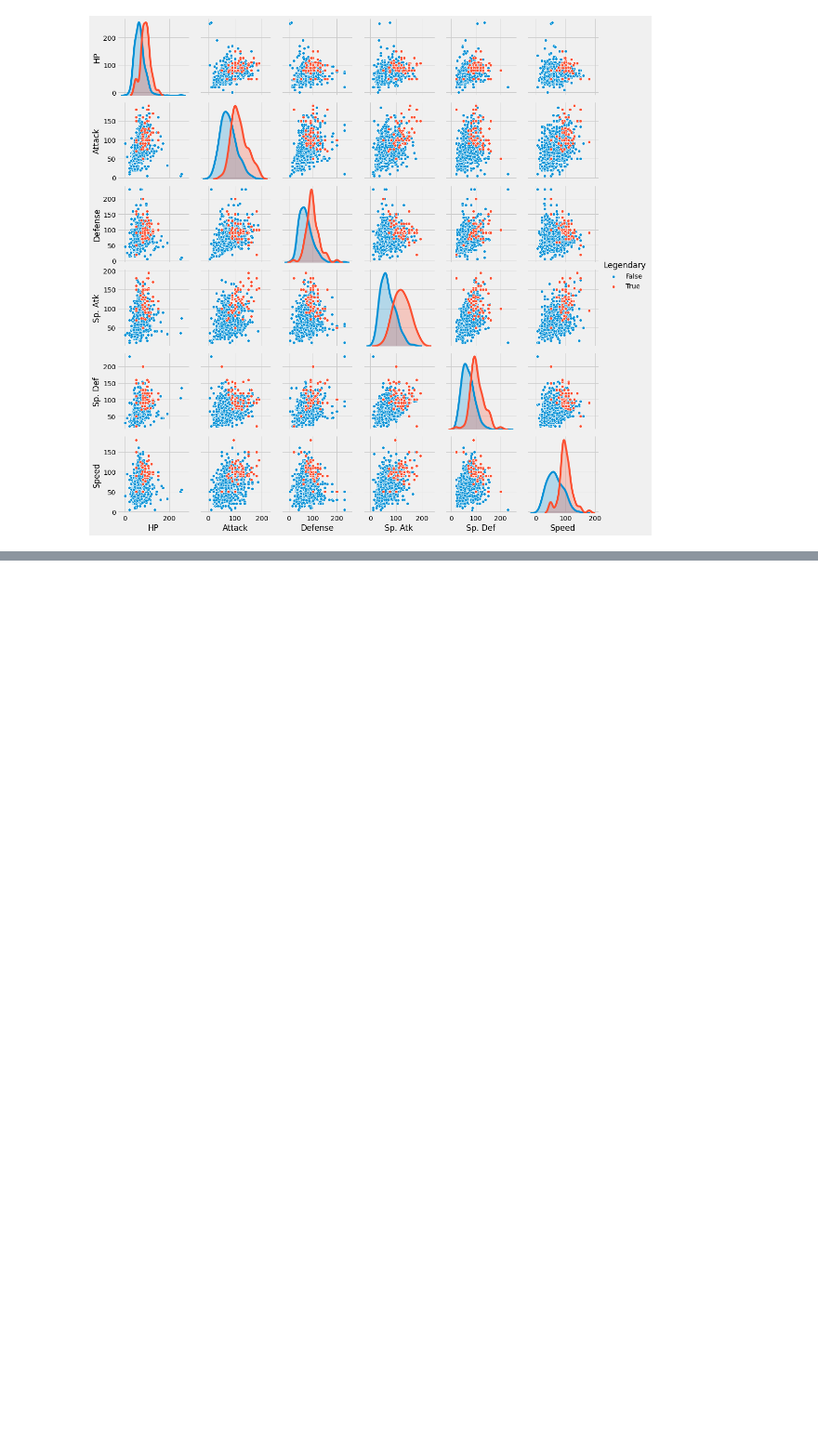
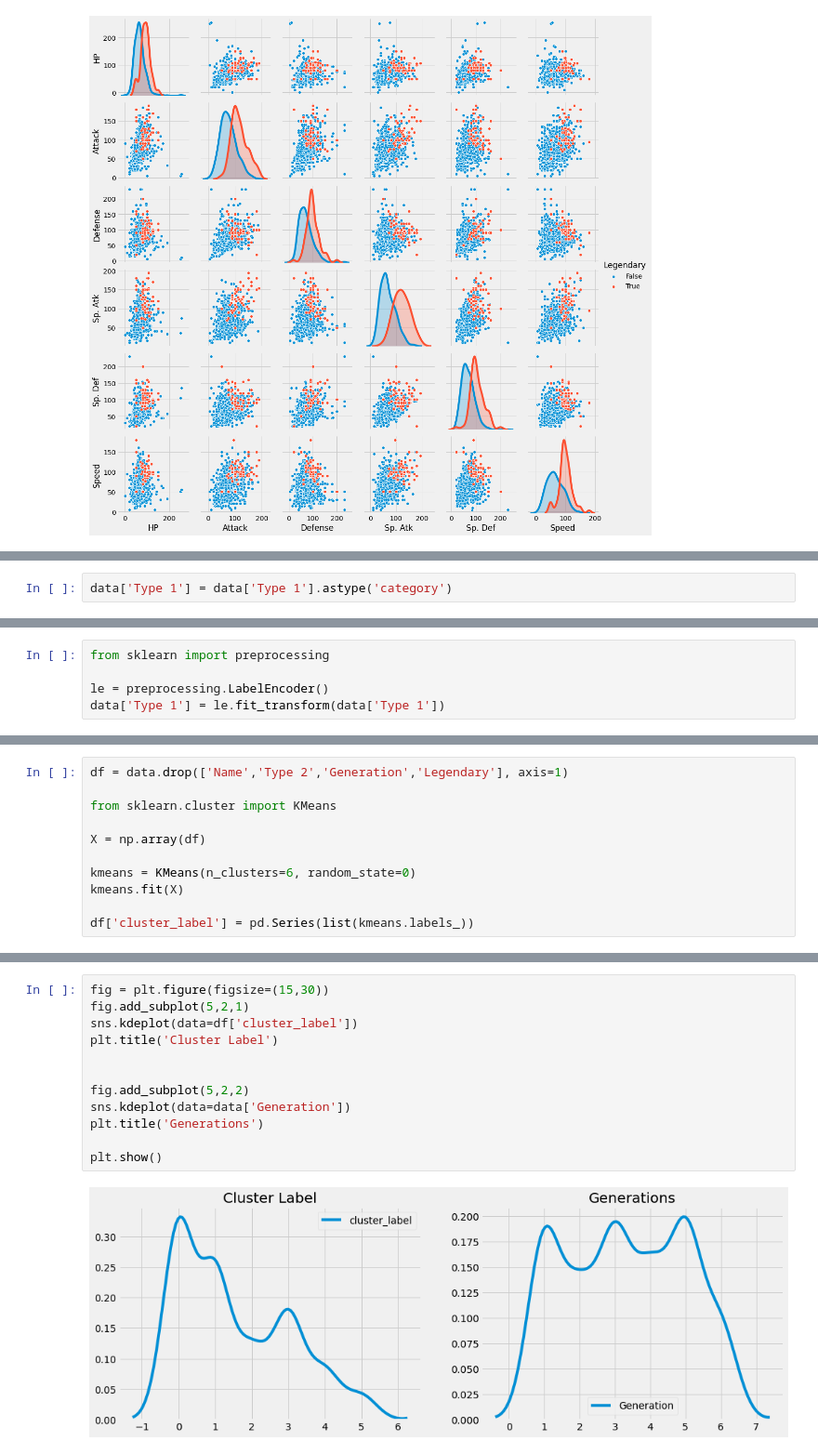
Before and after one commit to pratik-276/Infinite_Stories_with_Data, a Jupyter notebook: Pokemon with stats/pokemon-eda-clustering-and-classification.ipynb, the cells around one changed output, grey strips where cells are left out. Shown at 93% size. Saved outputs shown, nothing was run; the diff lists cells and outputs as text; blank space fills up the shorter version.

```diff
--- a/Pokemon with stats/pokemon-eda-clustering-and-classification.ipynb
+++ b/Pokemon with stats/pokemon-eda-clustering-and-classification.ipynb
@@ -72,0 +151,2 @@ Pairplot segregated on Legendariness
+# %%
+data['Type 1'] = data['Type 1'].astype('category')
@@ -72,0 +155,5 @@ Pairplot segregated on Legendariness
+# %%
+from sklearn import preprocessing
+
+le = preprocessing.LabelEncoder()
+data['Type 1'] = le.fit_transform(data['Type 1'])
@@ -72,0 +162,11 @@ Pairplot segregated on Legendariness
+# %%
+df = data.drop(['Name','Type 2','Generation','Legendary'], axis=1)
+
+from sklearn.cluster import KMeans
+
+X = np.array(df)
+
+kmeans = KMeans(n_clusters=6, random_state=0)
+kmeans.fit(X)
+
+df['cluster_label'] = pd.Series(list(kmeans.labels_))
@@ -72,0 +185,14 @@ Pairplot segregated on Legendariness
+# %%
+fig = plt.figure(figsize=(15,30))
+fig.add_subplot(5,2,1)
+sns.kdeplot(data=df['cluster_label'])
+plt.title('Cluster Label')
+
+
+fig.add_subplot(5,2,2)
+sns.kdeplot(data=data['Generation'])
+plt.title('Generations')
+
+plt.show()
+# %% [output]
+[figure, added]
```
Also changed, not shown: parts of 20 cells of this notebook.
